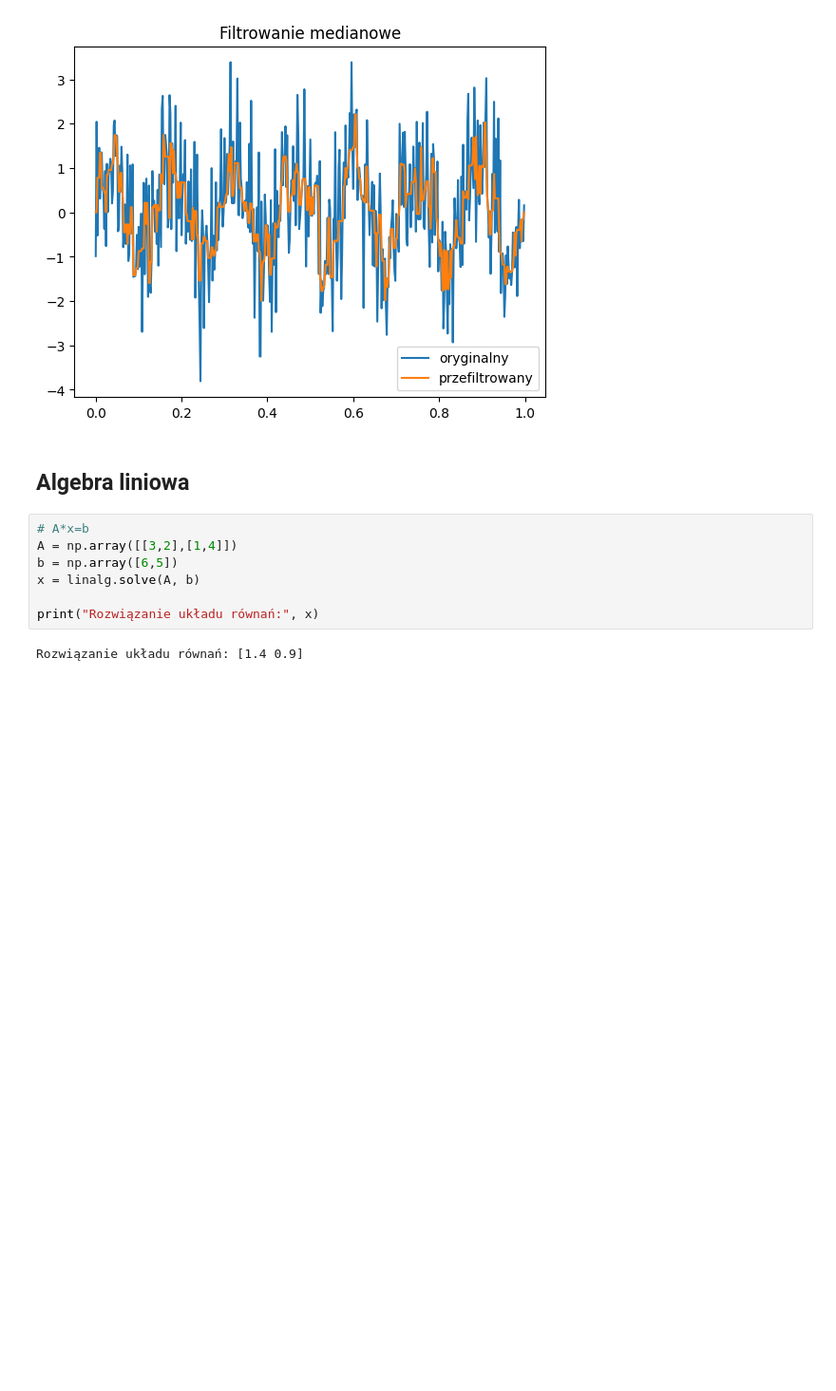
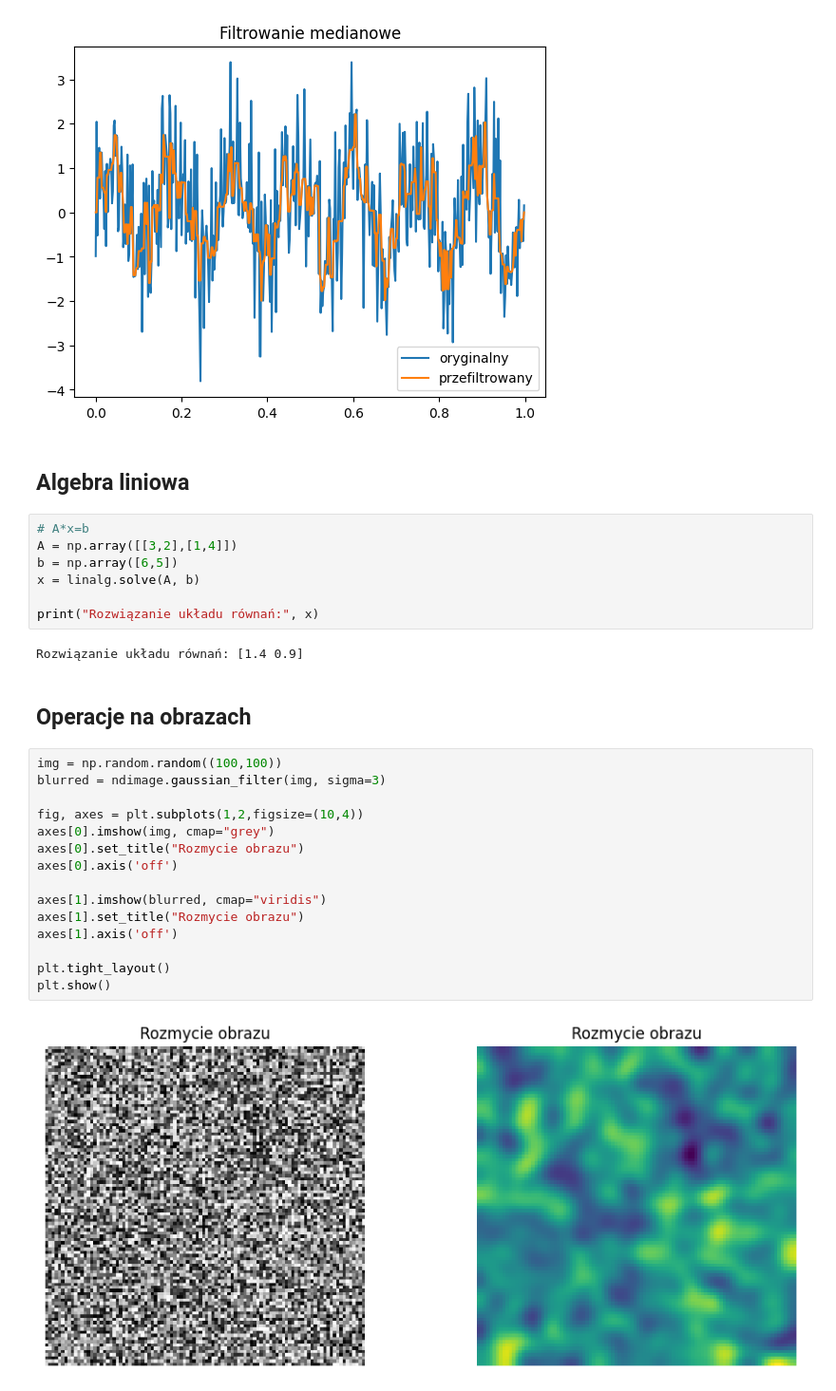
Before and after one commit to rajkonkret/PythonAnalizaDanychZus, a Jupyter notebook: day3/cwiczenie5.ipynb, the cells around one changed output. Shown: that part at 95% size. Saved outputs shown, nothing was run; the diff lists cells and outputs as text; blank space fills up the shorter version.

```diff
--- a/day3/cwiczenie5.ipynb
+++ b/day3/cwiczenie5.ipynb
@@ -112,3 +112,22 @@ x = linalg.solve(A, b)
 print("Rozwiązanie układu równań:", x)
 # %% [output]
 Rozwiązanie układu równań: [1.4 0.9]
+# %% [markdown]
+## Operacje na obrazach
+# %%
+img = np.random.random((100,100))
+blurred = ndimage.gaussian_filter(img, sigma=3)
+
+fig, axes = plt.subplots(1,2,figsize=(10,4))
+axes[0].imshow(img, cmap="grey")
+axes[0].set_title("Rozmycie obrazu")
+axes[0].axis('off')
+
+axes[1].imshow(blurred, cmap="viridis")
+axes[1].set_title("Rozmycie obrazu")
+axes[1].axis('off')
+
+plt.tight_layout()
+plt.show()
+# %% [output]
+[figure, added]
```
